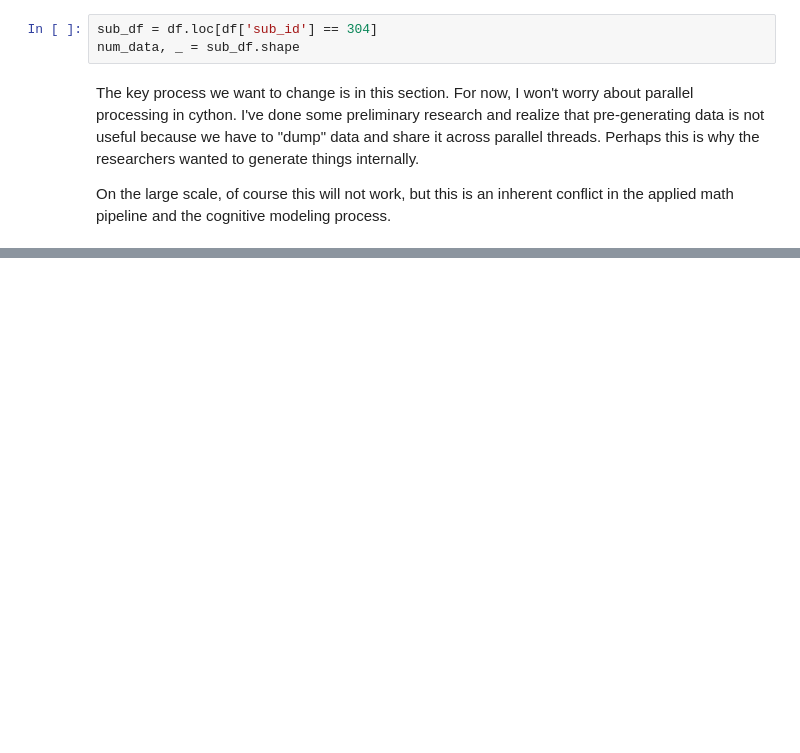
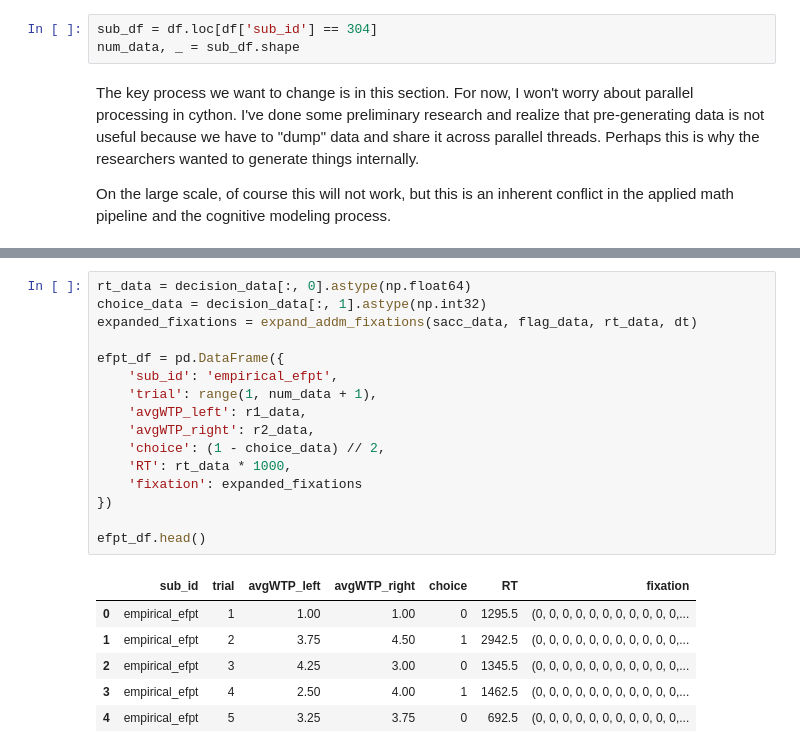
Before and after one commit to Hehesh/efficient-fpt, a Jupyter notebook: empirical_addm_gen_data.ipynb, the cells around one changed output, grey strips where cells are left out. Cells and saved outputs as stored; diff of their text form; blank space fills up the shorter version.

```diff
--- a/empirical_addm_gen_data.ipynb
+++ b/empirical_addm_gen_data.ipynb
@@ -253,0 +374,23 @@ NameError: name 'cpu_count' is not defined
+# %%
+rt_data = decision_data[:, 0].astype(np.float64)
+choice_data = decision_data[:, 1].astype(np.int32)
+expanded_fixations = expand_addm_fixations(sacc_data, flag_data, rt_data, dt)
+
+efpt_df = pd.DataFrame({
+    'sub_id': 'empirical_efpt',
+    'trial': range(1, num_data + 1),
+    'avgWTP_left': r1_data,
+    'avgWTP_right': r2_data,
+    'choice': (1 - choice_data) // 2,
+    'RT': rt_data * 1000,
+    'fixation': expanded_fixations
+})
+
+efpt_df.head()
+# %% [output]
+|  | sub_id | trial | avgWTP_left | avgWTP_right | choice | RT | fixation |
+| 0 | empirical_efpt | 1 | 1.00 | 1.00 | 0 | 1295.5 | (0, 0, 0, 0, 0, 0, 0, 0, 0, 0, 0,... |
+| 1 | empirical_efpt | 2 | 3.75 | 4.50 | 1 | 2942.5 | (0, 0, 0, 0, 0, 0, 0, 0, 0, 0, 0,... |
+| 2 | empirical_efpt | 3 | 4.25 | 3.00 | 0 | 1345.5 | (0, 0, 0, 0, 0, 0, 0, 0, 0, 0, 0,... |
+| 3 | empirical_efpt | 4 | 2.50 | 4.00 | 1 | 1462.5 | (0, 0, 0, 0, 0, 0, 0, 0, 0, 0, 0,... |
+| 4 | empirical_efpt | 5 | 3.25 | 3.75 | 0 | 692.5 | (0, 0, 0, 0, 0, 0, 0, 0, 0, 0, 0,... |
```
Also changed, not shown: parts of 15 cells of this notebook, 5 other files.
